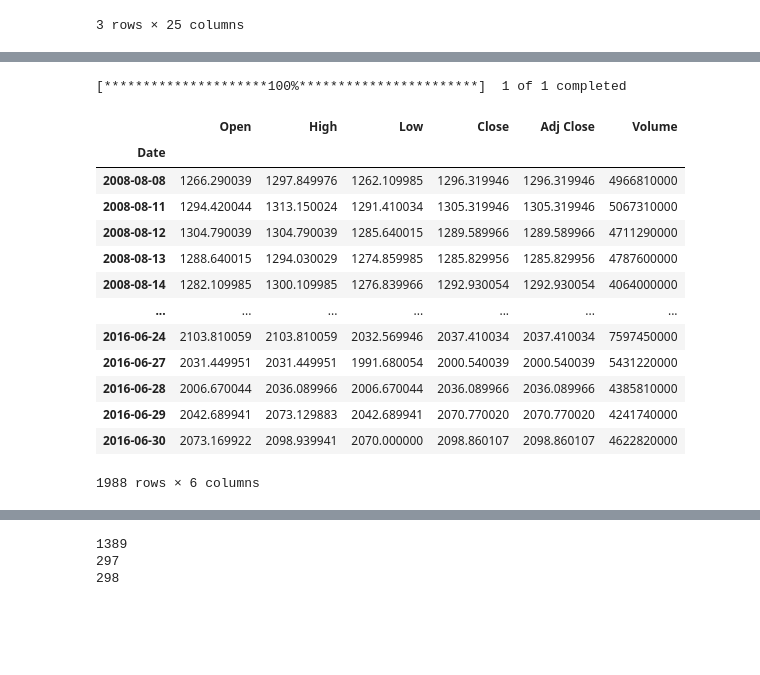
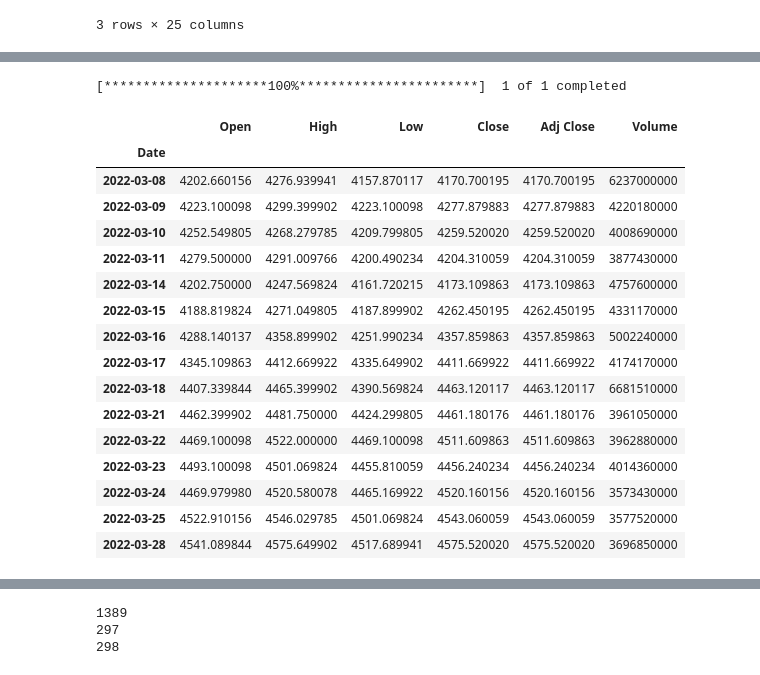
Before and after one commit to jorgeso/UMBC_Capstone_2022, a Jupyter notebook: notebooks/data_preprocessing.ipynb, the cells around one changed output, grey strips where cells are left out. Drawn from its saved outputs; the diff is of its cells as text; code cells hidden in the pictures; blank space fills up the shorter version.

```diff
--- a/notebooks/data_preprocessing.ipynb
+++ b/notebooks/data_preprocessing.ipynb
@@ -27,3 +27,8 @@ news_df.head(3)
 3 rows × 25 columns
 # %%
 news_df.to_csv("../data/cleaned_news.csv")
+# %%
+import pandas as pd
+
+news_nyt_df = pd.read_csv("../data/response.csv")
+news_nyt_df
@@ -29,0 +47,13 @@ news_df.to_csv("../data/cleaned_news.csv")
+# %%
+import datetime
+
+news_nyt_df['pub_date'] = pd.to_datetime(news_nyt_df['pub_date']).dt.tz_localize('US/Eastern')
+news_nyt_df = news_nyt_df.sort_values('pub_date').dt.tz_localize('US/Eastern')
+start = news_nyt_df.min(axis=0)['pub_date']
+end = news_nyt_df.max(axis=0)['pub_date']
+start = datetime.datetime(start.year, start.month, start.day)
+end = datetime.datetime(end.year, end.month, end.day)
+#start = datetime.datetime(2022,3,8)
+#end = datetime.datetime(2016,3,29)
+print(start)
+print(end)
@@ -30,28 +89,28 @@ news_df.to_csv("../data/cleaned_news.csv")
 # %%
 import yfinance as yf
-import datetime
 
 tickers = ['^GSPC']
-start = datetime.datetime(2008,8,8)
-end = datetime.datetime(2016,7,1)
 stock_df = yf.download(tickers, start=start,end = end, interval='1d')
 stock_df
 # %% [output]
 [*********************100%***********************]  1 of 1 completed
 |  | Open | High | Low | Close | Adj Close | Volume |
 | Date |  |  |  |  |  |  |
-| 2008-08-08 | 1266.290039 | 1297.849976 | 1262.109985 | 1296.319946 | 1296.319946 | 4966810000 |
-| 2008-08-11 | 1294.420044 | 1313.150024 | 1291.410034 | 1305.319946 | 1305.319946 | 5067310000 |
-| 2008-08-12 | 1304.790039 | 1304.790039 | 1285.640015 | 1289.589966 | 1289.589966 | 4711290000 |
-| 2008-08-13 | 1288.640015 | 1294.030029 | 1274.859985 | 1285.829956 | 1285.829956 | 4787600000 |
-| 2008-08-14 | 1282.109985 | 1300.109985 | 1276.839966 | 1292.930054 | 1292.930054 | 4064000000 |
-| ... | ... | ... | ... | ... | ... | ... |
-| 2016-06-24 | 2103.810059 | 2103.810059 | 2032.569946 | 2037.410034 | 2037.410034 | 7597450000 |
-| 2016-06-27 | 2031.449951 | 2031.449951 | 1991.680054 | 2000.540039 | 2000.540039 | 5431220000 |
-| 2016-06-28 | 2006.670044 | 2036.089966 | 2006.670044 | 2036.089966 | 2036.089966 | 4385810000 |
-| 2016-06-29 | 2042.689941 | 2073.129883 | 2042.689941 | 2070.770020 | 2070.770020 | 4241740000 |
-| 2016-06-30 | 2073.169922 | 2098.939941 | 2070.000000 | 2098.860107 | 2098.860107 | 4622820000 |
+| 2022-03-08 | 4202.660156 | 4276.939941 | 4157.870117 | 4170.700195 | 4170.700195 | 6237000000 |
+| 2022-03-09 | 4223.100098 | 4299.399902 | 4223.100098 | 4277.879883 | 4277.879883 | 4220180000 |
+| 2022-03-10 | 4252.549805 | 4268.279785 | 4209.799805 | 4259.520020 | 4259.520020 | 4008690000 |
+| 2022-03-11 | 4279.500000 | 4291.009766 | 4200.490234 | 4204.310059 | 4204.310059 | 3877430000 |
+| 2022-03-14 | 4202.750000 | 4247.569824 | 4161.720215 | 4173.109863 | 4173.109863 | 4757600000 |
+| 2022-03-15 | 4188.819824 | 4271.049805 | 4187.899902 | 4262.450195 | 4262.450195 | 4331170000 |
+| 2022-03-16 | 4288.140137 | 4358.899902 | 4251.990234 | 4357.859863 | 4357.859863 | 5002240000 |
+| 2022-03-17 | 4345.109863 | 4412.669922 | 4335.649902 | 4411.669922 | 4411.669922 | 4174170000 |
+| 2022-03-18 | 4407.339844 | 4465.399902 | 4390.569824 | 4463.120117 | 4463.120117 | 6681510000 |
+| 2022-03-21 | 4462.399902 | 4481.750000 | 4424.299805 | 4461.180176 | 4461.180176 | 3961050000 |
+| 2022-03-22 | 4469.100098 | 4522.000000 | 4469.100098 | 4511.609863 | 4511.609863 | 3962880000 |
+| 2022-03-23 | 4493.100098 | 4501.069824 | 4455.810059 | 4456.240234 | 4456.240234 | 4014360000 |
+| 2022-03-24 | 4469.979980 | 4520.580078 | 4465.169922 | 4520.160156 | 4520.160156 | 3573430000 |
+| 2022-03-25 | 4522.910156 | 4546.029785 | 4501.069824 | 4543.060059 | 4543.060059 | 3577520000 |
+| 2022-03-28 | 4541.089844 | 4575.649902 | 4517.689941 | 4575.520020 | 4575.520020 | 3696850000 |
-1988 rows × 6 columns
 # %%
 stock_df.to_csv("../data/stock_data.cscv", index=False)
 # %%
```
Also changed, not shown: parts of 4 cells of this notebook.
